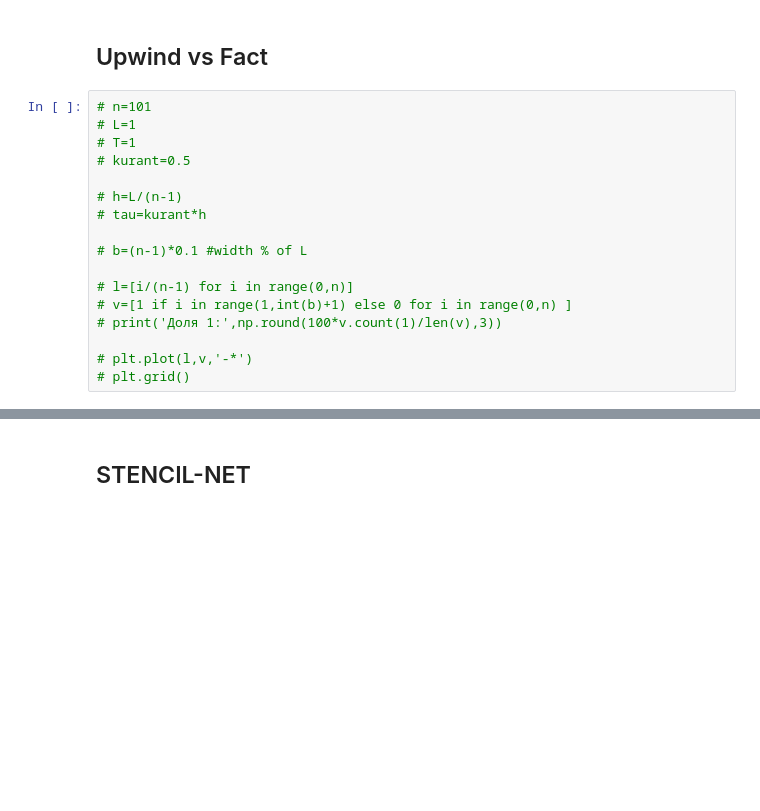
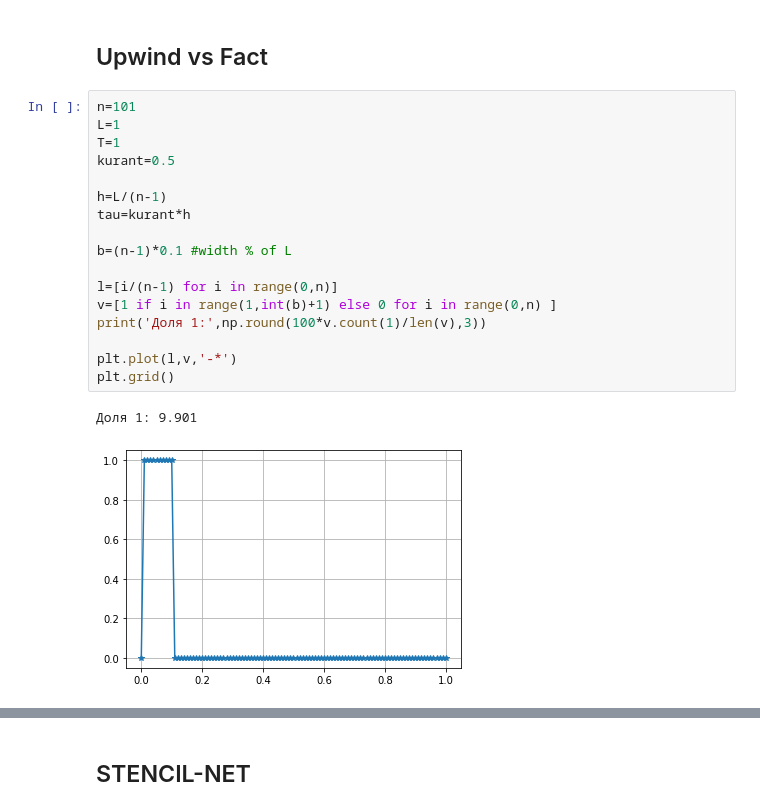
Before and after one commit to ArturTukhbatullin/GIT_stencil-net, a Jupyter notebook: 1_Advection.ipynb, the cells around one changed output, grey strips where cells are left out. Saved outputs shown, nothing was run; the diff lists cells and outputs as text; blank space fills up the shorter version.

```diff
--- a/1_Advection.ipynb
+++ b/1_Advection.ipynb
@@ -12,20 +12,23 @@ import my_funcs as mf
 # %% [markdown]
 ## Upwind vs Fact
 # %%
-# n=101
-# L=1
-# T=1
-# kurant=0.5
+n=101
+L=1
+T=1
+kurant=0.5
 
-# h=L/(n-1)
-# tau=kurant*h
+h=L/(n-1)
+tau=kurant*h
 
-# b=(n-1)*0.1 #width % of L
+b=(n-1)*0.1 #width % of L
 
-# l=[i/(n-1) for i in range(0,n)]
-# v=[1 if i in range(1,int(b)+1) else 0 for i in range(0,n) ]
-# print('Доля 1:',np.round(100*v.count(1)/len(v),3))
+l=[i/(n-1) for i in range(0,n)]
+v=[1 if i in range(1,int(b)+1) else 0 for i in range(0,n) ]
+print('Доля 1:',np.round(100*v.count(1)/len(v),3))
 
-# plt.plot(l,v,'-*')
-# plt.grid()
+plt.plot(l,v,'-*')
+plt.grid()
+# %% [output]
+Доля 1: 9.901
+[figure, added]
 # %%
```
Also changed, not shown: parts of 18 cells of this notebook, 1 other file.
